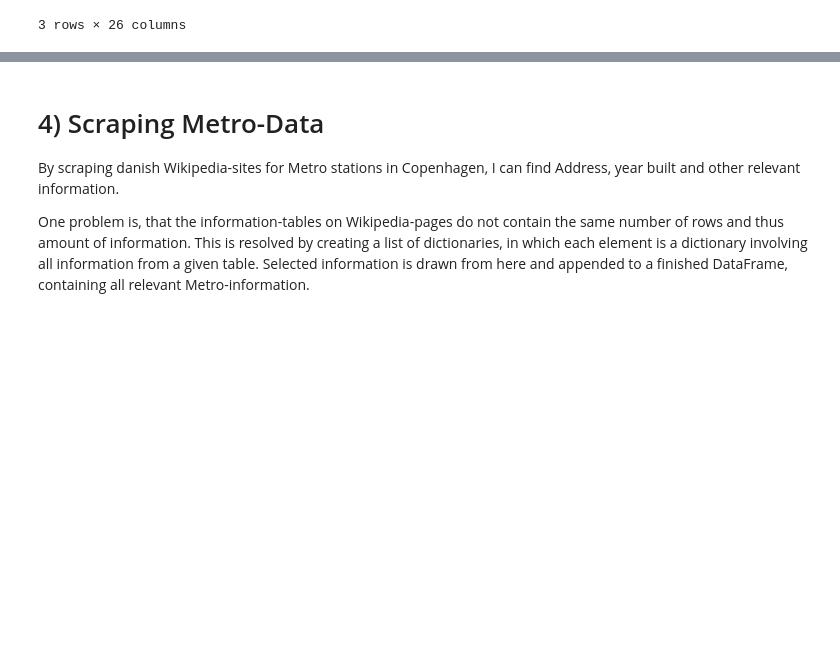
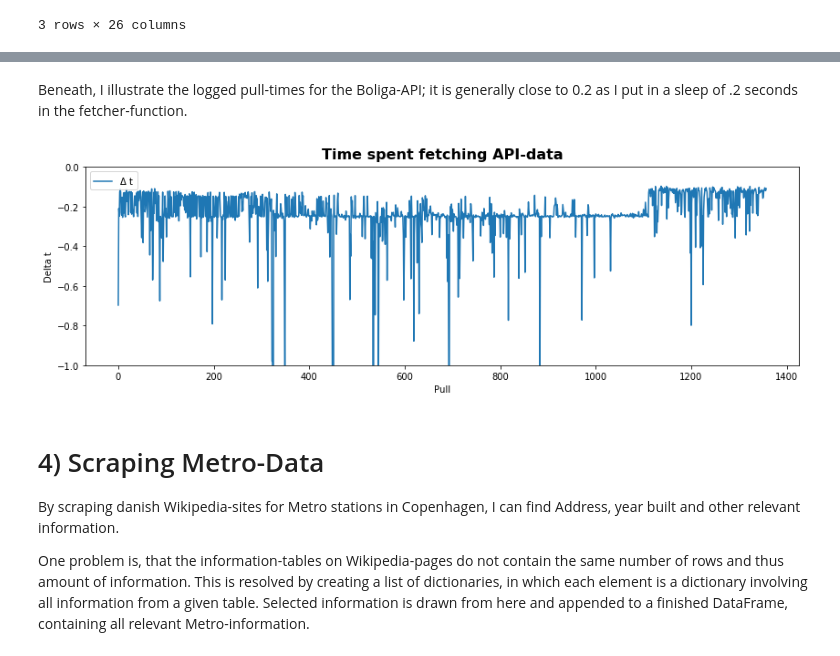
Before and after one commit to Holger-Harmsen/Harmsen_Repo, a Jupyter notebook: Metro-Study/Code/1) Data: Scraping and Cleaning.ipynb, the cells around one changed output, grey strips where cells are left out. Drawn from its saved outputs; the diff is of its cells as text; code cells hidden in the pictures; blank space fills up the shorter version.

```diff
--- a/Metro-Study/Code/1) Data: Scraping and Cleaning.ipynb
+++ b/Metro-Study/Code/1) Data: Scraping and Cleaning.ipynb
@@ -612,0 +609,4 @@ Total dataframe has 67850 rows.
+# %%
+# Checking that the second scrape is logged:
+API_log = pd.read_csv('/Users/holger/Documents/Python/Harmsen_Repo/Metro-Study/Logs/API Scrape.csv',sep=';')
+API_log
@@ -613,3 +627,22 @@ Total dataframe has 67850 rows.
+# %% [markdown]
+Beneath, I illustrate the logged pull-times for the Boliga-API; it is generally close to 0.2 as I put in a sleep of .2 seconds in the fetcher-function.
+# %%
+#Setting up the figure:
+fig = plt.figure(figsize=(14,4), frameon=False)
+title_font = {'size':'16', 'color':'black', 'weight':'bold',
+              'verticalalignment':'bottom'}
+plt.title('Time spent fetching API-data',**title_font)
+#plt.axis('off')
+
+#Figure 1
+plt.plot(API_log['id'],API_log['delta_t'],label='$\Delta$ t')
+plt.ylabel('Delta t')
+plt.xlabel('Pull')
+plt.ylim(-1,0)
+
+legend1 = plt.legend(loc = 'upper left', frameon=True)
+# %% [output]
+[figure, added]
 # %% [markdown]
 # 4) Scraping Metro-Data
 
```
Also changed, not shown: parts of 15 cells of this notebook, 3 other files.
